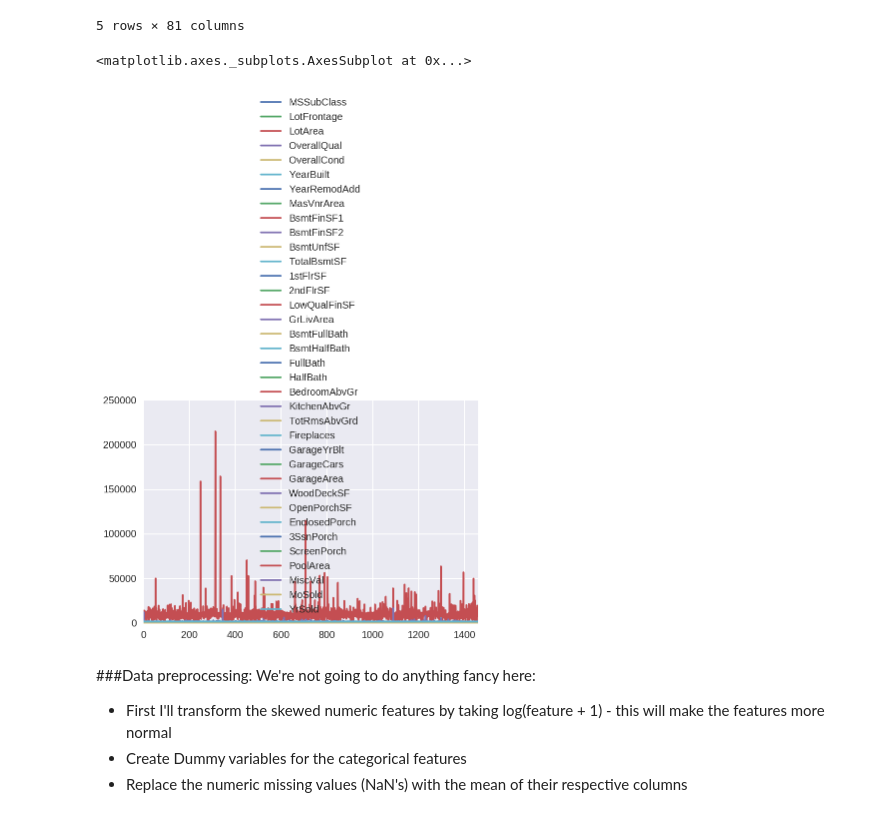
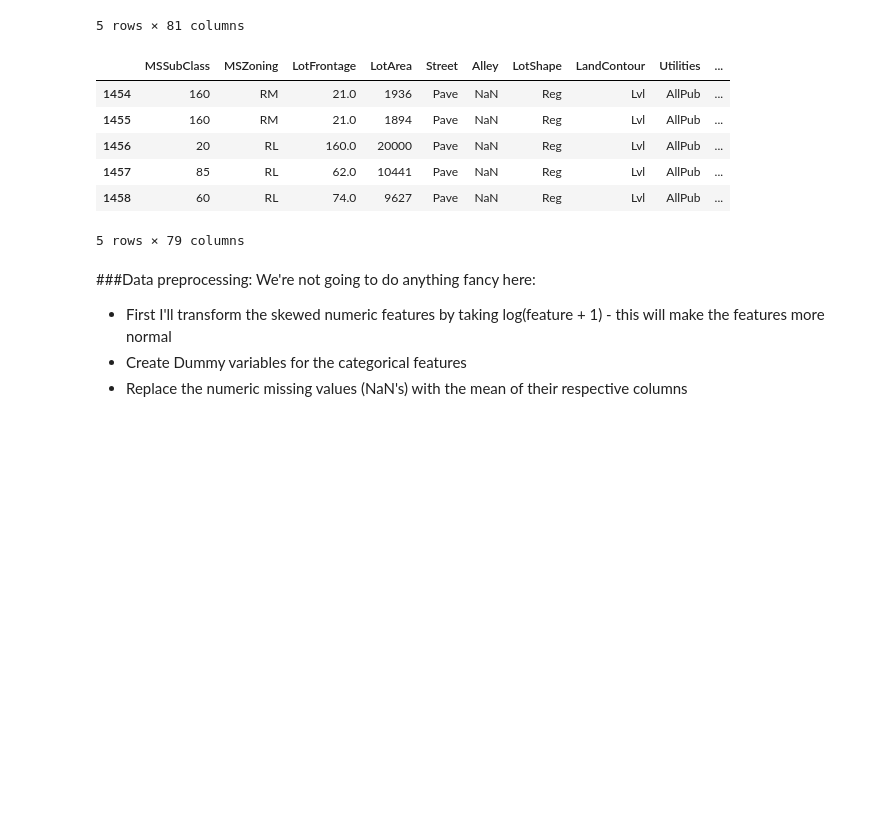
Before and after one commit to Kulukami/myKaggle, a Jupyter notebook: 0-GettingStart/house-prices-advanced-regression-techniques/notebook.ipynb, the cells around one changed output. Cells and saved outputs as stored; diff of their text form; code cells hidden in the pictures; blank space fills up the shorter version.

```diff
--- a/0-GettingStart/house-prices-advanced-regression-techniques/notebook.ipynb
+++ b/0-GettingStart/house-prices-advanced-regression-techniques/notebook.ipynb
@@ -39,10 +39,15 @@ train.head()
 all_data = pd.concat((train.loc[:,'MSSubClass':'SaleCondition'],
                       test.loc[:,'MSSubClass':'SaleCondition']))
 # %%
-all_data.plot()
+all_data.tail()
 # %% [output]
+|  | MSSubClass | MSZoning | LotFrontage | LotArea | Street | Alley | LotShape | LandContour | Utilities | ... |
+| 1454 | 160 | RM | 21.0 | 1936 | Pave | NaN | Reg | Lvl | AllPub | ... |
+| 1455 | 160 | RM | 21.0 | 1894 | Pave | NaN | Reg | Lvl | AllPub | ... |
+| 1456 | 20 | RL | 160.0 | 20000 | Pave | NaN | Reg | Lvl | AllPub | ... |
+| 1457 | 85 | RL | 62.0 | 10441 | Pave | NaN | Reg | Lvl | AllPub | ... |
+| 1458 | 60 | RL | 74.0 | 9627 | Pave | NaN | Reg | Lvl | AllPub | ... |
-<matplotlib.axes._subplots.AxesSubplot at 0x...>
+5 rows × 79 columns
-[figure, removed]
 # %% [markdown]
 ###Data preprocessing:
 We're not going to do anything fancy here:
```
